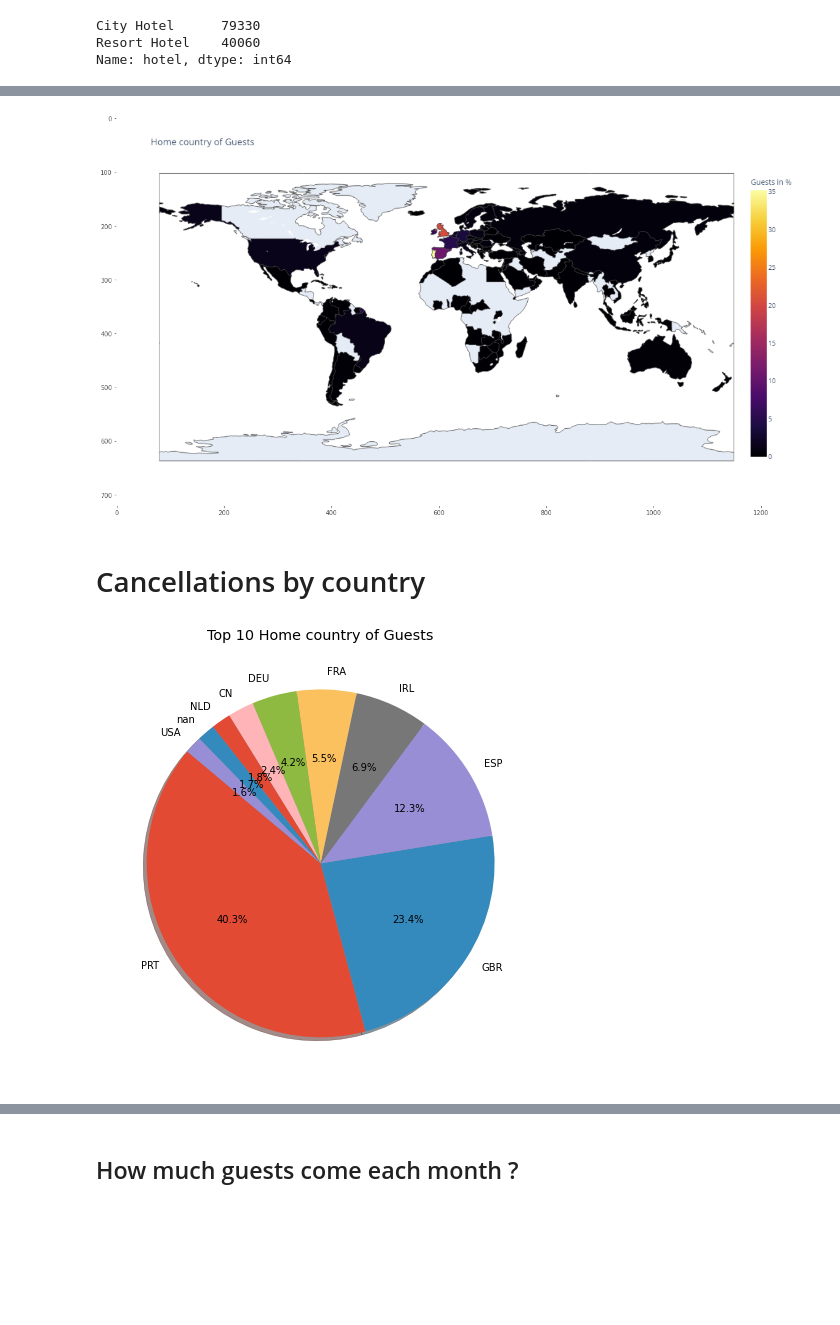
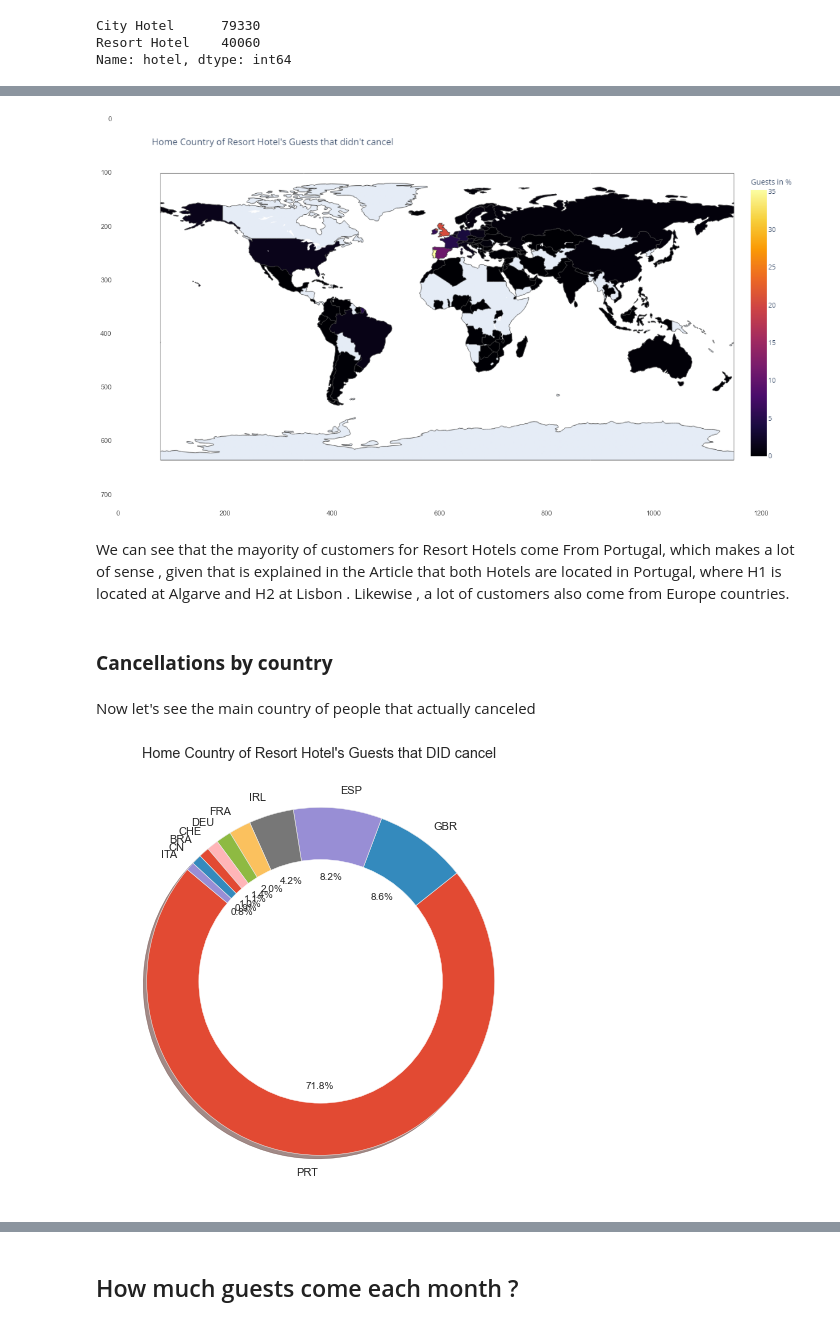
Before and after one commit to aenoboa1/Project_MlZoomcamp, a Jupyter notebook: code/notebook.ipynb, the cells around one changed output, grey strips where cells are left out. Drawn from its saved outputs; the diff is of its cells as text; code cells hidden in the pictures; blank space fills up the shorter version.

```diff
--- a/code/notebook.ipynb
+++ b/code/notebook.ipynb
@@ -24,6 +23,7 @@ import pygal
 
 
 import numpy as np
+from numpy import mean
 import pandas as pd
 
 
@@ -46,7 +46,11 @@ import kaleido # to export map to img
 
 #matplotlib styles
 plt.style.use(['ggplot'])
-plt.rcParams['axes.grid'] = False
+
+
+#supress future warnings
+import warnings
+warnings.simplefilter(action='ignore', category=FutureWarning)
 
 
 import subprocess
@@ -221,6 +279,6 @@ def show_country_map(country):
     plt.imshow(im)
 # %%
-def plot_pie(country):
+def plot_pie(country,title):
     c = Counter(country).most_common(10)
 
 
@@ -234,7 +292,10 @@ def plot_pie(country):
         startangle=140,
     )
 
-    plt.title("Top 10 Home country of Guests")
+    my_circle=plt.Circle( (0,0), 0.7, color='white')
+
+    plt.title(title)
+    plt.gca().add_artist(my_circle)
     fig = plt.gcf()
     fig.set_size_inches(8, 8)
     plt.show()
@@ -261,13 +329,25 @@ plot_pie(df_city.loc[df_city.is_canceled == 0].country)
 
 df_resort = df.loc[df.hotel == 'Resort Hotel']
 
-show_country_map(df_resort.loc[df_resort.is_canceled == 0].country)
+
+title = "Home Country of Resort Hotel's Guests that didn't cancel "
+
+
+show_country_map(df_resort.loc[df_resort.is_canceled == 0].country,title)
 # %% [output]
-[figure, old version]
+[figure, new version]
+# %% [markdown]
+We can see that the mayority of customers for Resort Hotels come From Portugal, which makes a lot of sense , given that is explained in the Article that both Hotels are located in Portugal, where H1 is located at Algarve and H2 at Lisbon . Likewise , a lot of customers also come from Europe countries.
 # %% [markdown]
-# Cancellations by country
+### <b> Cancellations by country </b>
+# %% [markdown]
+Now let's see the main country of people that actually canceled
 # %%
 # plot top 10 country of guests
-plot_pie(df_resort.loc[df_resort.is_canceled == 0].country)
+
+title = "Home Country of Resort Hotel's Guests that DID cancel "
+
+
+plot_pie(df_resort.loc[df_resort.is_canceled == 1].country,title)
 # %% [output]
-[figure, old version]
+[figure, new version]
```
Also changed, not shown: parts of 86 cells of this notebook, 2 other files.
